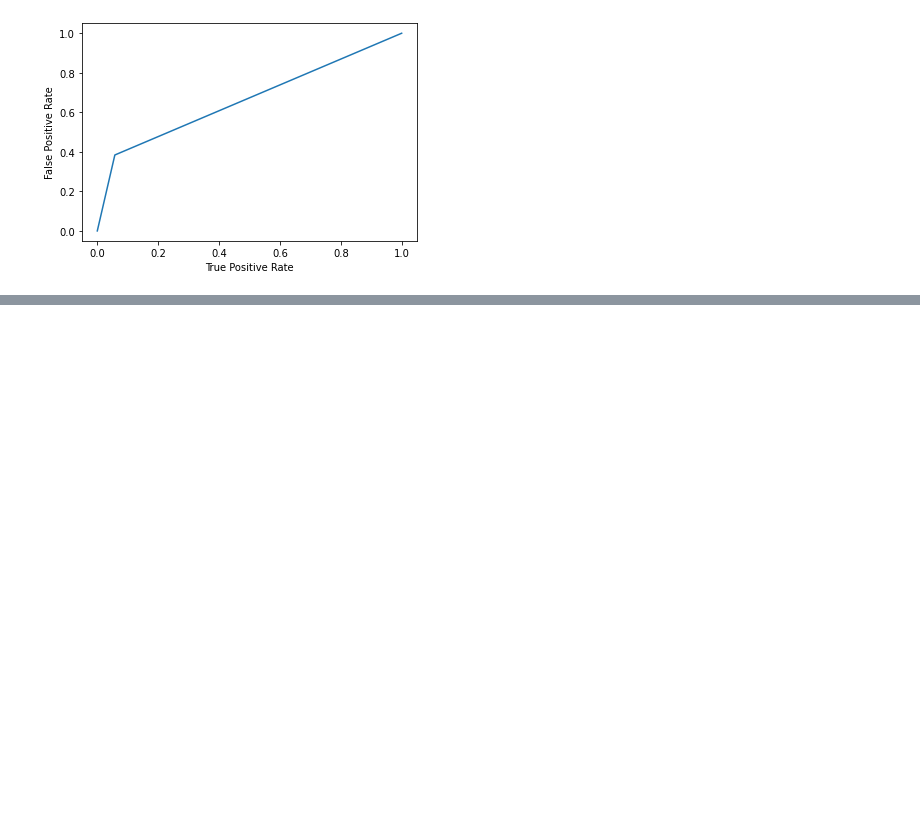
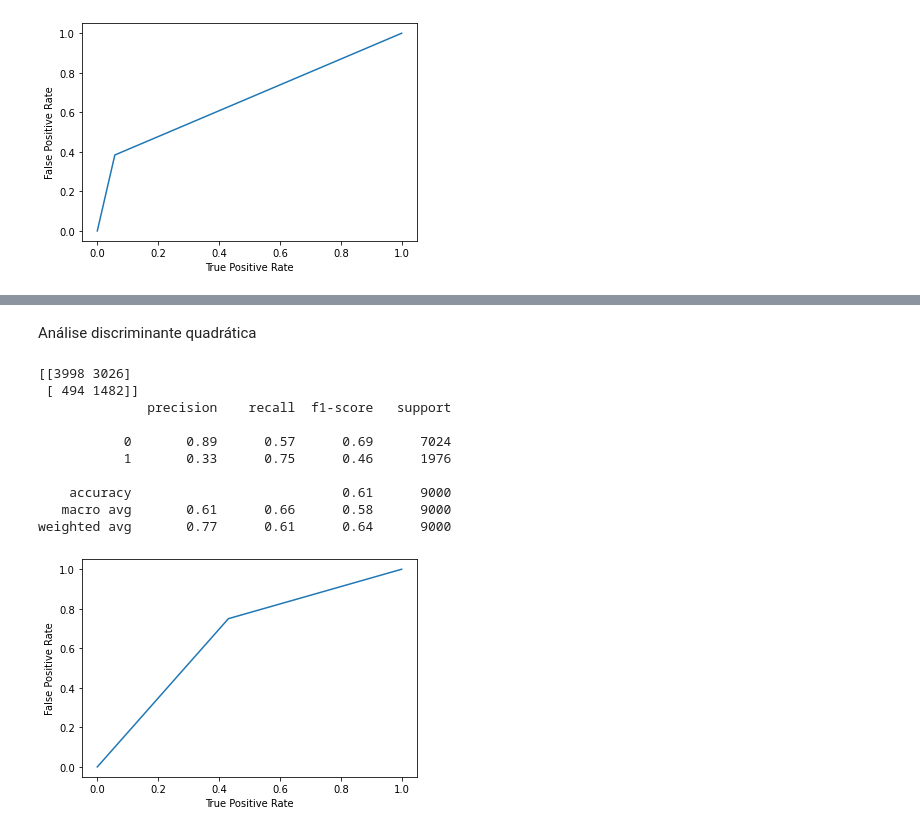
Before and after one commit to Torm198/LabEst2021.1, a Jupyter notebook: 3_montagem_dos_modelos.ipynb, the cells around one changed output, grey strips where cells are left out. Drawn from its saved outputs; the diff is of its cells as text; code cells hidden in the pictures; blank space fills up the shorter version.

```diff
--- a/3_montagem_dos_modelos.ipynb
+++ b/3_montagem_dos_modelos.ipynb
@@ -201,0 +241,18 @@ weighted avg       0.80      0.82      0.80      9000
+# %% [markdown]
+Análise discriminante quadrática
+# %%
+QDA=QuadraticDiscriminantAnalysis()
+
+prototipo(QDA,X_train,y_train,X_test,y_test)
+# %% [output]
+[[3998 3026]
+ [ 494 1482]]
+              precision    recall  f1-score   support
+
+           0       0.89      0.57      0.69      7024
+           1       0.33      0.75      0.46      1976
+
+    accuracy                           0.61      9000
+   macro avg       0.61      0.66      0.58      9000
+weighted avg       0.77      0.61      0.64      9000
+[figure, added]
```
Also changed, not shown: parts of 9 cells of this notebook.
